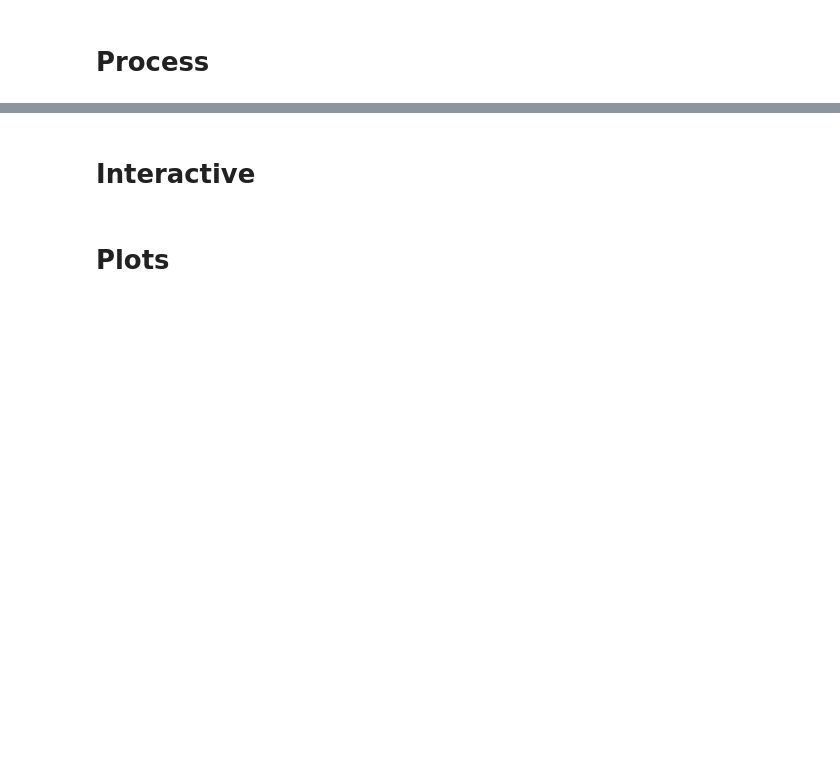
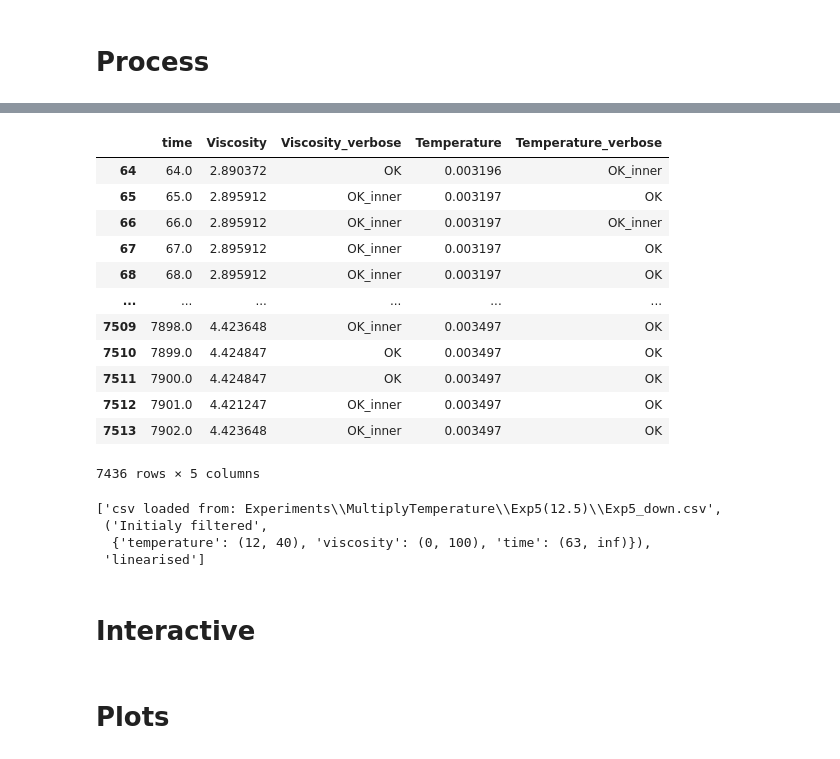
Before and after one commit to EnglishBeach/Diplom-work, a Jupyter notebook: plots.ipynb, the cells around one changed output, grey strips where cells are left out. Saved outputs shown, nothing was run; the diff lists cells and outputs as text; code cells hidden in the pictures; blank space fills up the shorter version.

```diff
--- a/plots.ipynb
+++ b/plots.ipynb
@@ -248,0 +308,16 @@ a.mask_filter(filter_func=)
+# %%
+a.linearize()
+# %% [output]
+|  | time | Viscosity | Viscosity_verbose | Temperature | Temperature_verbose |
+| 64 | 64.0 | 2.890372 | OK | 0.003196 | OK_inner |
+| 65 | 65.0 | 2.895912 | OK_inner | 0.003197 | OK |
+| 66 | 66.0 | 2.895912 | OK_inner | 0.003197 | OK_inner |
+| 67 | 67.0 | 2.895912 | OK_inner | 0.003197 | OK |
+| 68 | 68.0 | 2.895912 | OK_inner | 0.003197 | OK |
+| ... | ... | ... | ... | ... | ... |
+| 7509 | 7898.0 | 4.423648 | OK_inner | 0.003497 | OK |
+| 7510 | 7899.0 | 4.424847 | OK | 0.003497 | OK |
+| 7511 | 7900.0 | 4.424847 | OK | 0.003497 | OK |
+| 7512 | 7901.0 | 4.421247 | OK_inner | 0.003497 | OK |
+| 7513 | 7902.0 | 4.423648 | OK_inner | 0.003497 | OK |
+7436 rows × 5 columns
@@ -249,3 +329,10 @@ a.mask_filter(filter_func=)
+# %%
+logs
+# %% [output]
+['csv loaded from: Experiments\\MultiplyTemperature\\Exp5(12.5)\\Exp5_down.csv',
+ ('Initialy filtered',
+  {'temperature': (12, 40), 'viscosity': (0, 100), 'time': (63, inf)}),
+ 'linearised']
 # %% [markdown]
 # Interactive
 # %%
```
Also changed, not shown: parts of 16 cells of this notebook.
